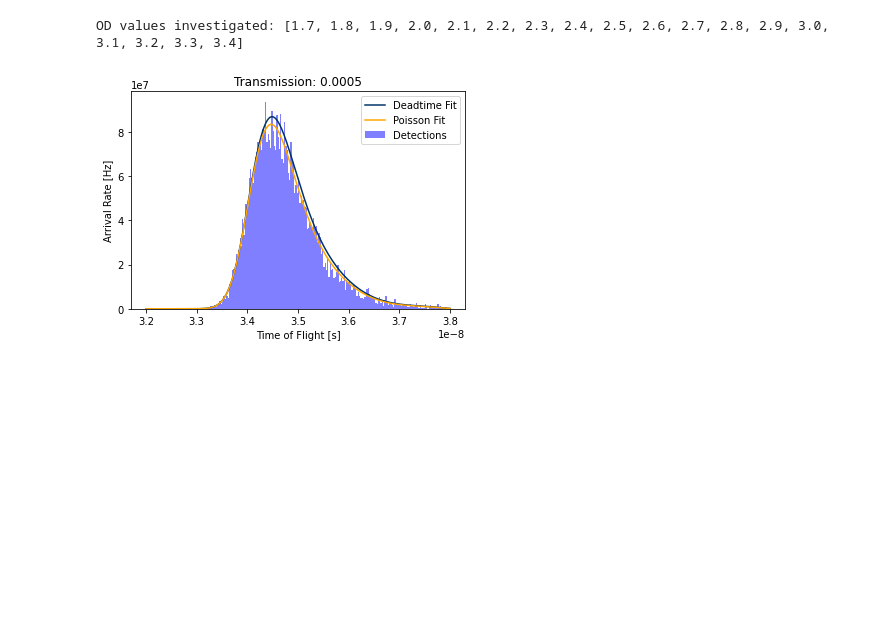
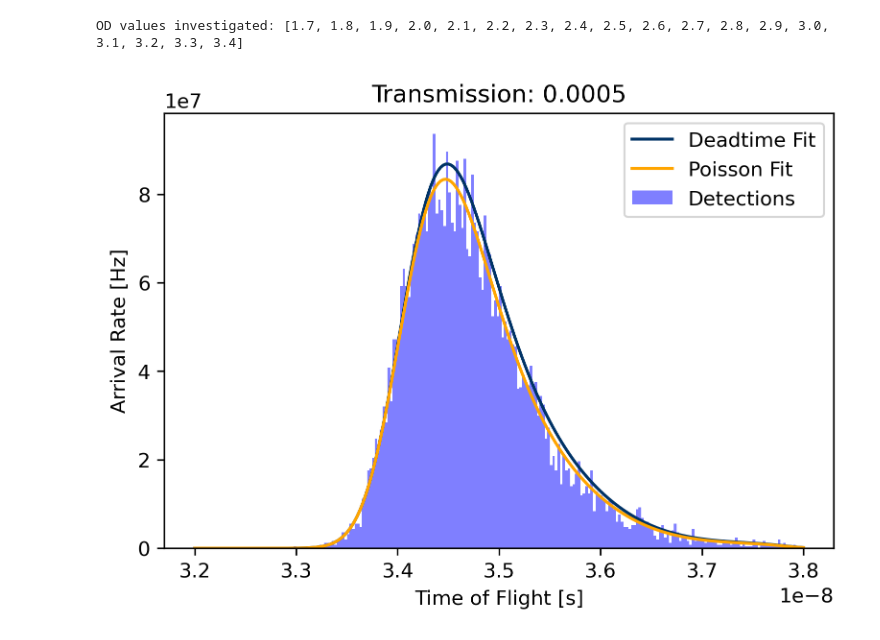
Before and after one commit to gkirchhoff32/ARSENL_backscatter_experiments, a Jupyter notebook: scripts/plot_processed_data.ipynb, the cells around one changed output. Cells and saved outputs as stored; diff of their text form; code cells hidden in the pictures; blank space fills up the shorter version.

```diff
--- a/scripts/plot_processed_data.ipynb
+++ b/scripts/plot_processed_data.ipynb
@@ -55,22 +55,22 @@ t_min = t_fine[0]
 t_max = t_fine[-1]
 dt = np.diff(t_fine)[0]
 # %%
-fig = plt.figure()
+fig = plt.figure(dpi=300)
 ax = fig.add_subplot(111)
 ax.plot(t_fine, dead_fit, label='Deadtime Fit', color='#003366')
 ax.plot(t_fine, pois_fit, label='Poisson Fit', color='orange')
 
 bin_array = set_binwidth(t_min, t_max, dt)
 n, bins = np.histogram(flight_time, bins=bin_array)
 binwidth = np.diff(bins)[0]
 N = n / binwidth / n_shots  # [Hz]
 center = 0.5 * (bins[:-1] + bins[1:])
 ax.bar(center, N, align='center', color='blue', width=binwidth, alpha=0.5, label='Detections')
 
 ax.set_ylabel('Arrival Rate [Hz]')
 ax.set_xlabel('Time of Flight [s]')
 ax.set_title('Transmission: {:.4f}'.format(10**-float(OD_name_lst[idx][-3:])))
 plt.legend()
 plt.show()
 # %% [output]
-[figure, old version]
+[figure, new version]
```
Also changed, not shown: 1 other file.
